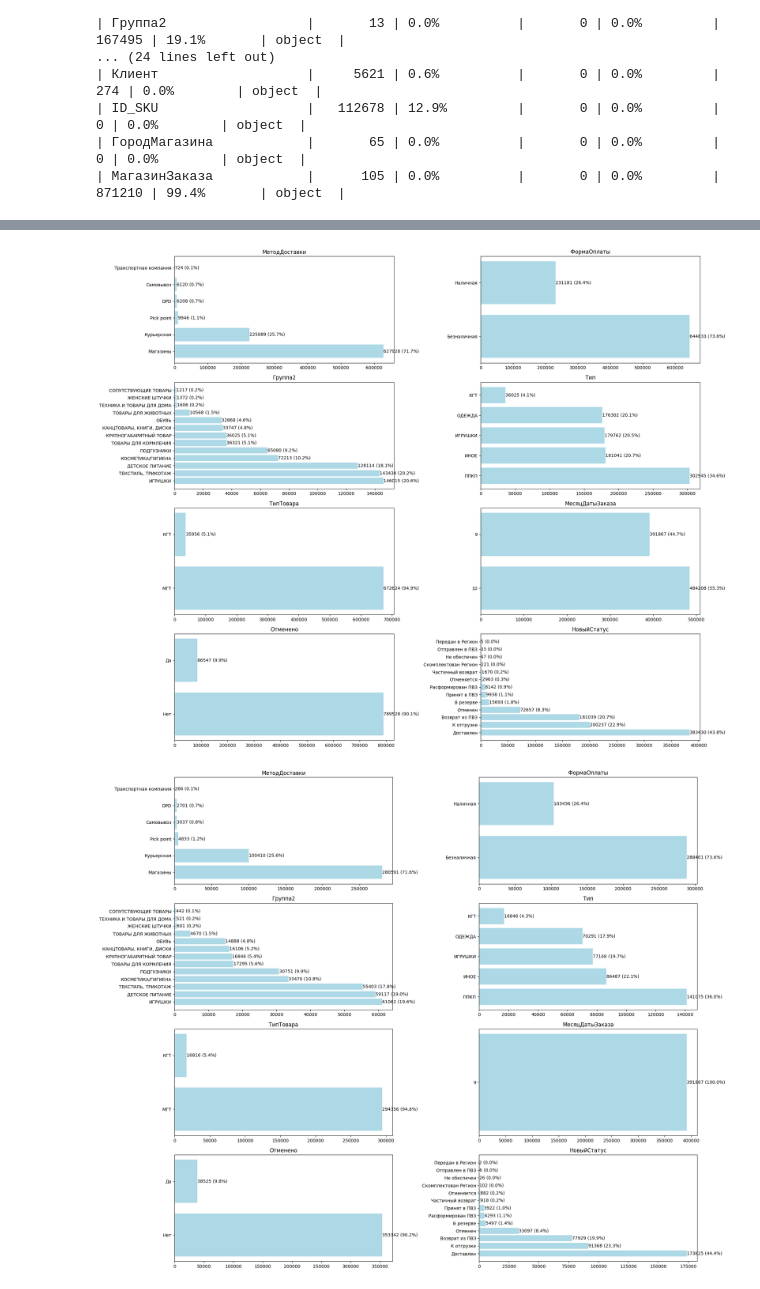
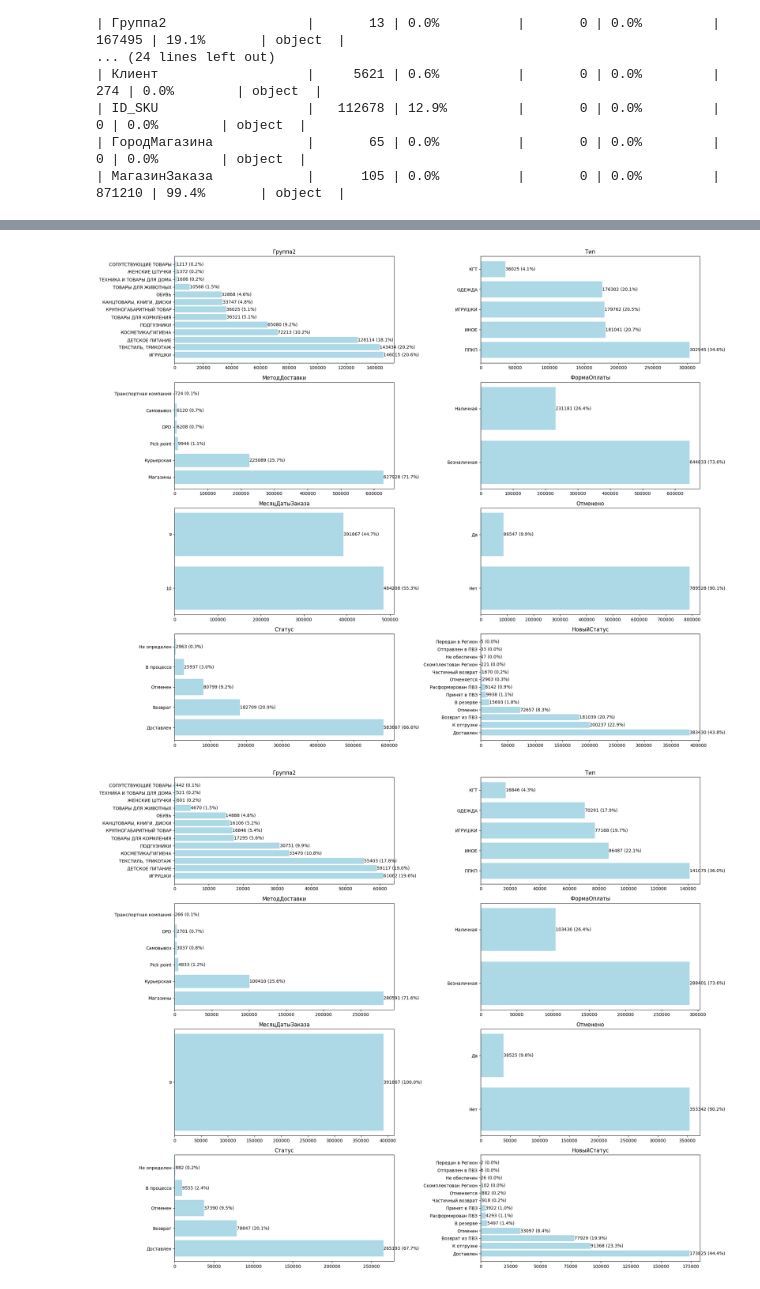
Before and after one commit to DaniilDyundik/Analytics_ML, a Jupyter notebook: Analytics_ВКР.ipynb, the cells around one changed output, grey strips where cells are left out. Drawn from its saved outputs; the diff is of its cells as text; code cells hidden in the pictures.

```diff
--- a/Analytics_ВКР.ipynb
+++ b/Analytics_ВКР.ipynb
@@ -118,6 +120,10 @@ df['СуммаУслуг'] = df['СуммаУслуг'].astype(str).str.replace(
 df['СуммаДоставки'] = df['СуммаДоставки'].astype(str).str.replace(' ', '').str.replace(',', '.').astype('float64')
 
 df['Маржа'] = df['Маржа'].astype(str).str.replace(' ', '').str.replace(',', '.').astype('float64')
+
+df['СуммаСтроки'] = df['СуммаСтроки'].astype(str).str.replace(' ', '').str.replace(',', '.').astype('float64')
+
+df['Цена'] = df['Цена'].astype(str).str.replace(' ', '').str.replace(',', '.').astype('float64')
 
 
 
@@ -185,7 +191,8 @@ for col in df.columns:
 
         numeric_data.append([
             col,
-            unique_count, f"{unique_percent}%",
+            unique_count,
+            #f"{unique_percent}%",
             zeros_count, f"{zeros_percent}%",
             nan_count, f"{nan_percent}%",
             round(clean_data.mean(), 2),
@@ -196,6 +203,6 @@ for col in df.columns:
         ])
 
 print(tabulate(numeric_data,
-                headers=['Column', 'Unique', '% of_Unique', 'Zeros', '% of_Zeros', 'NaNs', '% of_NaNs', 'Mean', 'Median', 'Min', 'Max'],
+                headers=['Column', 'Unique', 'Zeros', '%of_Zeros', 'NaNs', '%of_NaNs', 'Mean', 'Median', 'Min', 'Max'],
                 tablefmt='orgtbl'))
 # %% [output]
@@ -214,8 +223,8 @@ print(tabulate(numeric_data,
 # %%
 import matplotlib.pyplot as plt
 
-cols = ['МетодДоставки', 'ФормаОплаты', 'Группа2',
-        'Тип', 'ТипТовара', 'МесяцДатыЗаказа', 'Отменено', 'НовыйСтатус']
+cols = ['Группа2','Тип', 'МетодДоставки', 'ФормаОплаты',
+         'МесяцДатыЗаказа', 'Отменено',  'Статус', 'НовыйСтатус']
 
 fig, axes = plt.subplots(4, 2, figsize=(20, 16))
 axes = axes.flatten()
@@ -242,41 +251,41 @@ for idx, col in enumerate(cols):
 plt.tight_layout()
 plt.show()
 # %% [output]
-[figure, old version]
+[figure, new version]
 # %%
 df_time_09 = df[df['МесяцДатыЗаказа'] == 9]
 # %%
 import matplotlib.pyplot as plt
 
-cols = ['МетодДоставки', 'ФормаОплаты', 'Группа2',
-        'Тип', 'ТипТовара', 'МесяцДатыЗаказа', 'Отменено', 'НовыйСтатус']
+cols = ['Группа2','Тип', 'МетодДоставки', 'ФормаОплаты',
+         'МесяцДатыЗаказа', 'Отменено',  'Статус', 'НовыйСтатус']
 
 fig, axes = plt.subplots(4, 2, figsize=(20, 16))
 axes = axes.flatten()
 
 for idx, col in enumerate(cols):
     ax = axes[idx]
 
     counts = df_time_09[col].value_counts()
     total = counts.sum()
 
     # Горизонтальные столбцы голубого цвета
     bars = ax.barh(range(len(counts)), counts.values, color='lightblue')
 
     # Добавляем значения и проценты
     for i, count in enumerate(counts.values):
         percentage = (count / total) * 100
         ax.text(count + 5, i, f'{count} ({percentage:.1f}%)',
                 ha='left', va='center', fontsize=10)
 
     ax.set_title(col)
     ax.set_yticks(range(len(counts)))
     ax.set_yticklabels(counts.index)
 
 plt.tight_layout()
 plt.show()
 # %% [output]
-[figure, old version]
+[figure, new version]
 # %%
 numeric_data = []
 for col in df_time_09.columns:
```
Also changed, not shown: parts of 32 cells of this notebook.
